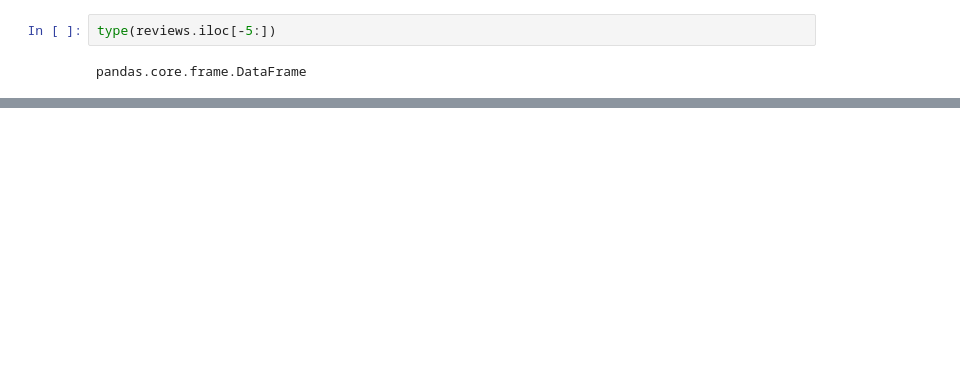
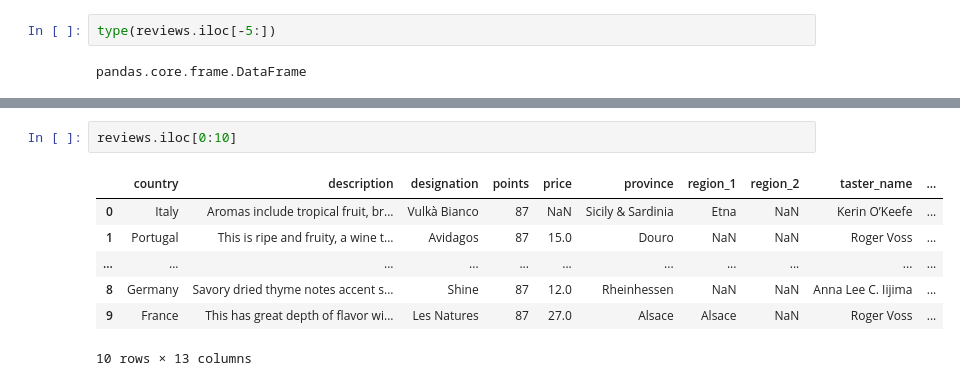
Before and after one commit to GTD2101-ACD-GB-AD24/03-pandas-ricardo-qm, a Jupyter notebook: 02. IndSelAss.ipynb, the cells around one changed output, grey strips where cells are left out. Cells and saved outputs as stored; diff of their text form; blank space fills up the shorter version.

```diff
--- a/02. IndSelAss.ipynb
+++ b/02. IndSelAss.ipynb
@@ -107,0 +132,10 @@ pandas.core.frame.DataFrame
+# %%
+reviews.iloc[0:10]
+# %% [output]
+|  | country | description | designation | points | price | province | region_1 | region_2 | taster_name | ... |
+| 0 | Italy | Aromas include tropical fruit, br... | Vulkà Bianco | 87 | NaN | Sicily & Sardinia | Etna | NaN | Kerin O’Keefe | ... |
+| 1 | Portugal | This is ripe and fruity, a wine t... | Avidagos | 87 | 15.0 | Douro | NaN | NaN | Roger Voss | ... |
+| ... | ... | ... | ... | ... | ... | ... | ... | ... | ... | ... |
+| 8 | Germany | Savory dried thyme notes accent s... | Shine | 87 | 12.0 | Rheinhessen | NaN | NaN | Anna Lee C. Iijima | ... |
+| 9 | France | This has great depth of flavor wi... | Les Natures | 87 | 27.0 | Alsace | Alsace | NaN | Roger Voss | ... |
+10 rows × 13 columns
```
Also changed, not shown: parts of 12 cells of this notebook.
